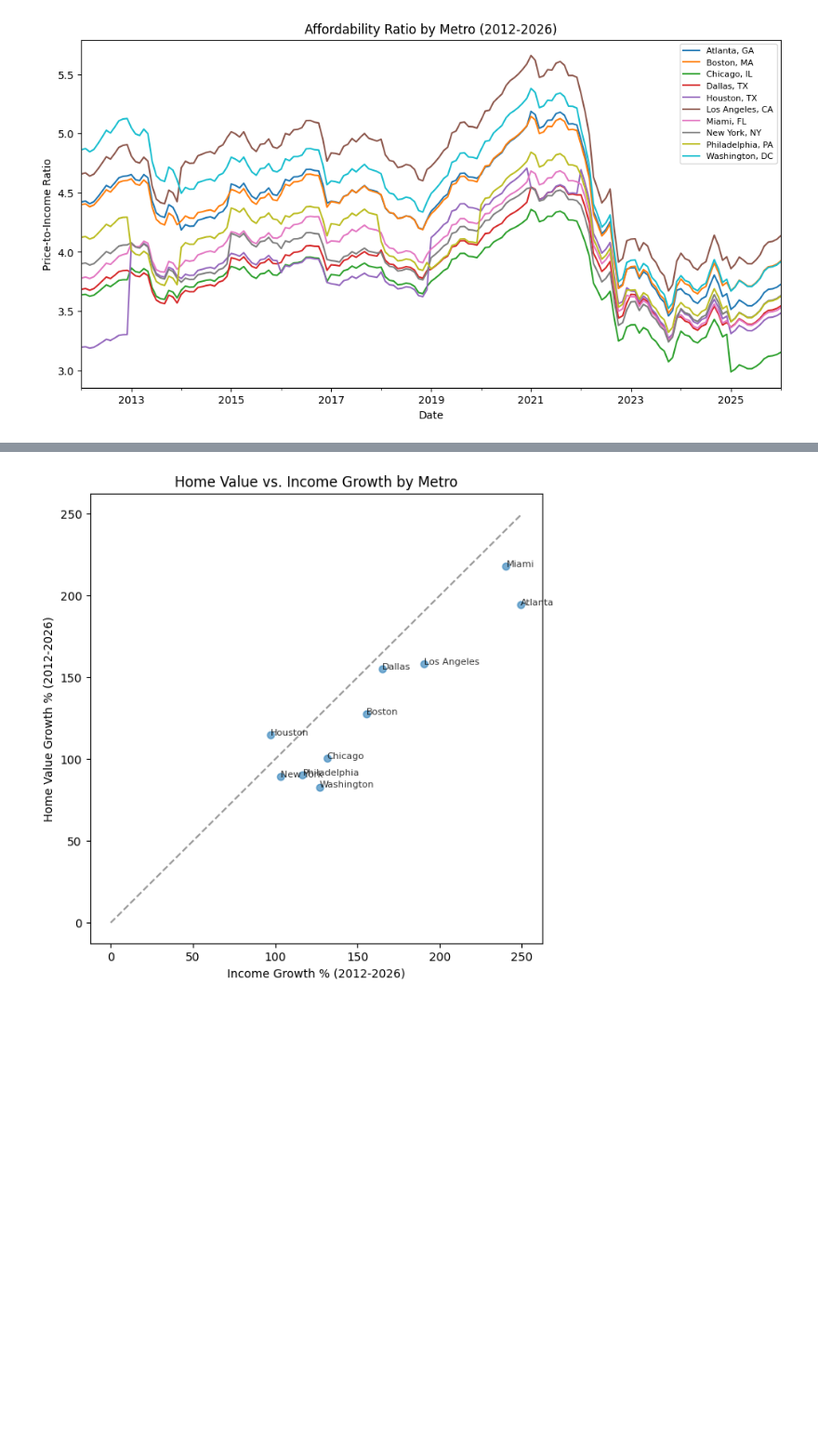
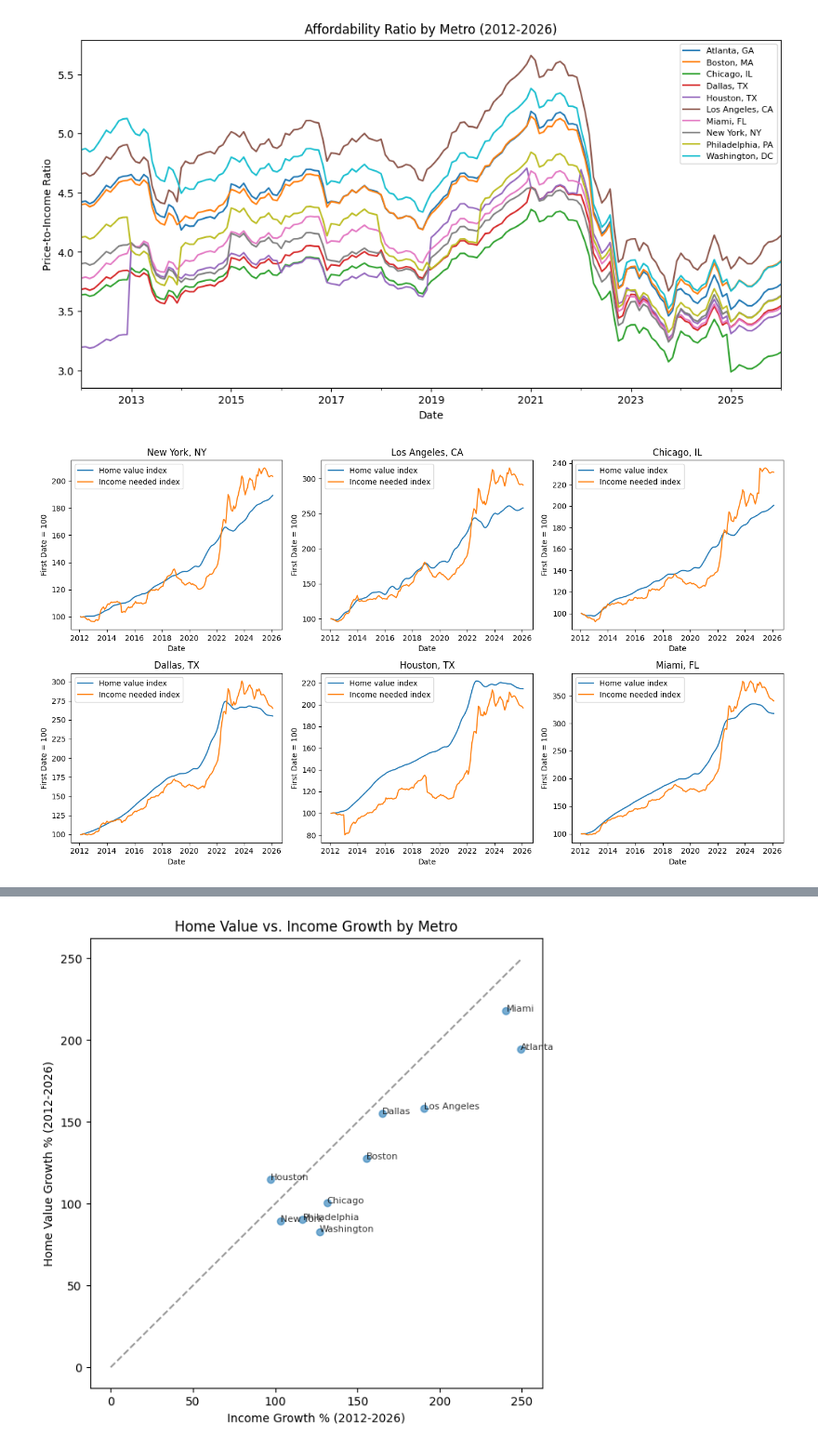
Before and after one commit to jkolo1/STA141B-Final-Project-Group-15, a Jupyter notebook: Housing Project.ipynb, the cells around one changed output, grey strips where cells are left out. Shown at 93% size. Cells and saved outputs as stored; diff of their text form; code cells hidden in the pictures; blank space fills up the shorter version.

```diff
--- a/Housing Project.ipynb
+++ b/Housing Project.ipynb
@@ -159,3 +189,44 @@ plt.legend(fontsize=8)
 plt.show()
 # %% [output]
 [figure]
+# %%
+#Fig 4
+# Make index columns so both measures start at 100 in the first year
+metros6 = [
+    "New York, NY",
+    "Los Angeles, CA",
+    "Chicago, IL",
+    "Dallas, TX",
+    "Houston, TX",
+    "Miami, FL"
+]
+
+plot6 = merged.loc[merged["RegionName"].isin(metros6), :].copy()
+indexed_parts = []
+
+for metro in metros6:
+    temp = plot6.loc[plot6["RegionName"] == metro, :].copy().sort_values('date')
+    temp["home_index"] = 100 * temp["HomeValue"] / temp["HomeValue"].iloc[0]
+    temp["income_index"] = 100 * temp["IncomeNeeded"] / temp["IncomeNeeded"].iloc[0]
+    indexed_parts.append(temp)
+
+indexed = pd.concat(indexed_parts)
+
+# Plot using date instead of year
+plt.figure(figsize=(14, 8))
+
+for i, metro in enumerate(metros6, 1):
+    temp = indexed.loc[indexed["RegionName"] == metro, :].sort_values('date')
+
+    plt.subplot(2, 3, i)
+    plt.plot(temp["date"], temp["home_index"], label="Home value index")
+    plt.plot(temp["date"], temp["income_index"], label="Income needed index")
+    plt.title(metro)
+    plt.xlabel("Date")
+    plt.ylabel("First Date = 100")
+    plt.legend(loc="best")
+
+plt.tight_layout()
+plt.show()
+# %% [output]
+[figure, added]
```
Also changed, not shown: parts of 8 cells of this notebook.
